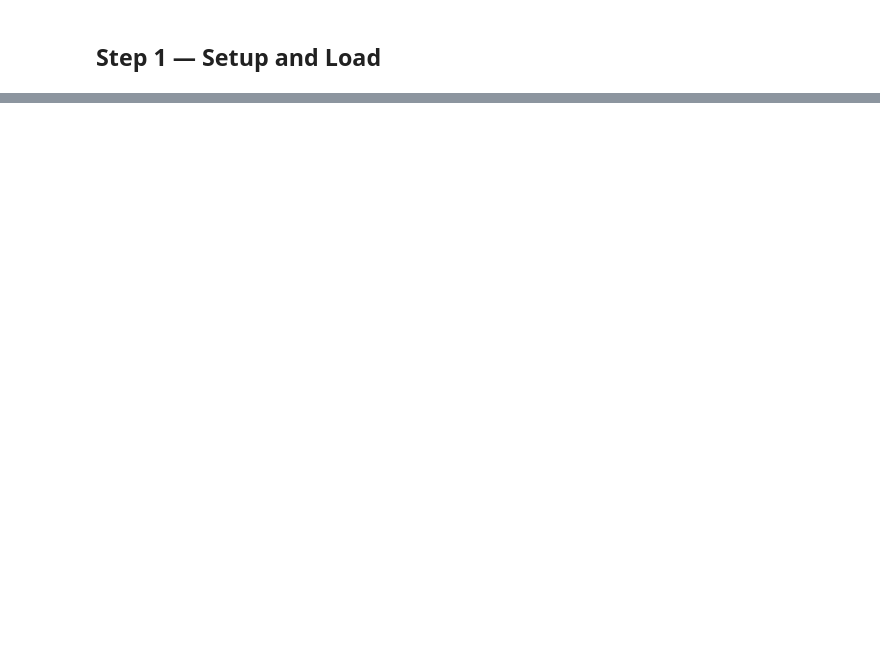
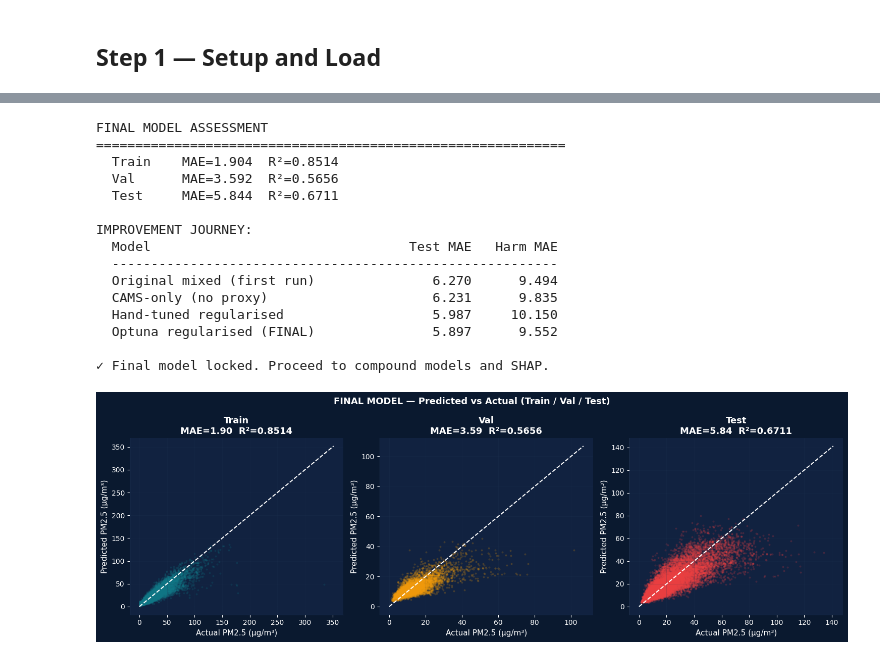
Before and after one commit to dze-shalom/AirSense_IndabaX_Hackathon_2026, a Jupyter notebook: notebooks/02_Modelling.ipynb, the cells around one changed output, grey strips where cells are left out. Drawn from its saved outputs; the diff is of its cells as text; code cells hidden in the pictures; blank space fills up the shorter version.

```diff
--- a/notebooks/02_Modelling.ipynb
+++ b/notebooks/02_Modelling.ipynb
@@ -1367,0 +853,74 @@ MODELLING COMPLETE — RESULTS SUMMARY
+# %%
+# ── Final model assessment ────────────────────────────────────────────────────
+print('FINAL MODEL ASSESSMENT')
+print('='*60)
+
+all_preds = {}
+for name, X_s, y_s in [
+    ('Train', X_train, y_train_raw),
+    ('Val',   X_val,   y_val_raw),
+    ('Test',  X_test,  y_test_raw),
+]:
+    preds = np.expm1(model_pm25.predict(X_s)).clip(min=0)
+    mae   = mean_absolute_error(y_s, preds)
+    r2    = r2_score(y_s, preds)
+    all_preds[name] = (y_s, preds)
+    print(f'  {name:<8} MAE={mae:.3f}  R²={r2:.4f}')
+
+# Improvement journey
+print()
+print('IMPROVEMENT JOURNEY:')
+print(f'  {"Model":<35} {"Test MAE":>10} {"Harm MAE":>10}')
+print(f'  {"-"*57}')
+for model_name, mae, hm in [
+    ('Original mixed (first run)',     6.270,  9.494),
+    ('CAMS-only (no proxy)',           6.231,  9.835),
+    ('Hand-tuned regularised',         5.987, 10.150),
+    ('Optuna regularised (FINAL)',     5.897,  9.552),
+]:
+    print(f'  {model_name:<35} {mae:>10.3f} {hm:>10.3f}')
+
+print()
+print('✓ Final model locked. Proceed to compound models and SHAP.')
+
+# ── Scatter plots ─────────────────────────────────────────────────────────────
+fig, axes = plt.subplots(1, 3, figsize=(15, 5))
+fig.patch.set_facecolor('#0a192f')
+split_colors = {'Train': TEAL, 'Val': AMBER, 'Test': RED}
+for ax, (name, (y_true, y_pred)) in zip(axes, all_preds.items()):
+    color = split_colors[name]
+    ax.scatter(y_true, y_pred, alpha=0.15, s=4, color=color)
+    lim = max(y_true.max(), y_pred.max()) * 1.05
+    ax.plot([0, lim], [0, lim], 'w--', linewidth=1.5)
+    mae_s = mean_absolute_error(y_true, y_pred)
+    r2_s  = r2_score(y_true, y_pred)
+    ax.set_title(f'{name}\nMAE={mae_s:.2f}  R²={r2_s:.4f}', color='white', fontweight='bold')
+    ax.set_xlabel('Actual PM2.5 (µg/m³)', color='white')
+    ax.set_ylabel('Predicted PM2.5 (µg/m³)', color='white')
+    ax.set_facecolor('#112240'); ax.tick_params(colors='white')
+    ax.grid(color='#233554', linewidth=0.5)
+    for spine in ax.spines.values(): spine.set_edgecolor('#233554')
+plt.suptitle('FINAL MODEL — Predicted vs Actual (Train / Val / Test)',
+             color='white', fontweight='bold', fontsize=13)
+plt.tight_layout()
+plt.savefig(os.path.join(outputs_dir,'final_pred_vs_actual.png'), dpi=150,
+            bbox_inches='tight', facecolor='#0a192f')
+plt.show()
+print()
+# %% [output]
+FINAL MODEL ASSESSMENT
+============================================================
+  Train    MAE=1.904  R²=0.8514
+  Val      MAE=3.592  R²=0.5656
+  Test     MAE=5.844  R²=0.6711
+
+IMPROVEMENT JOURNEY:
+  Model                                 Test MAE   Harm MAE
+  ---------------------------------------------------------
+  Original mixed (first run)               6.270      9.494
+  CAMS-only (no proxy)                     6.231      9.835
+  Hand-tuned regularised                   5.987     10.150
+  Optuna regularised (FINAL)               5.897      9.552
+
+✓ Final model locked. Proceed to compound models and SHAP.
+[figure, added]
```
Also changed, not shown: parts of 132 cells of this notebook, 12 other files.
